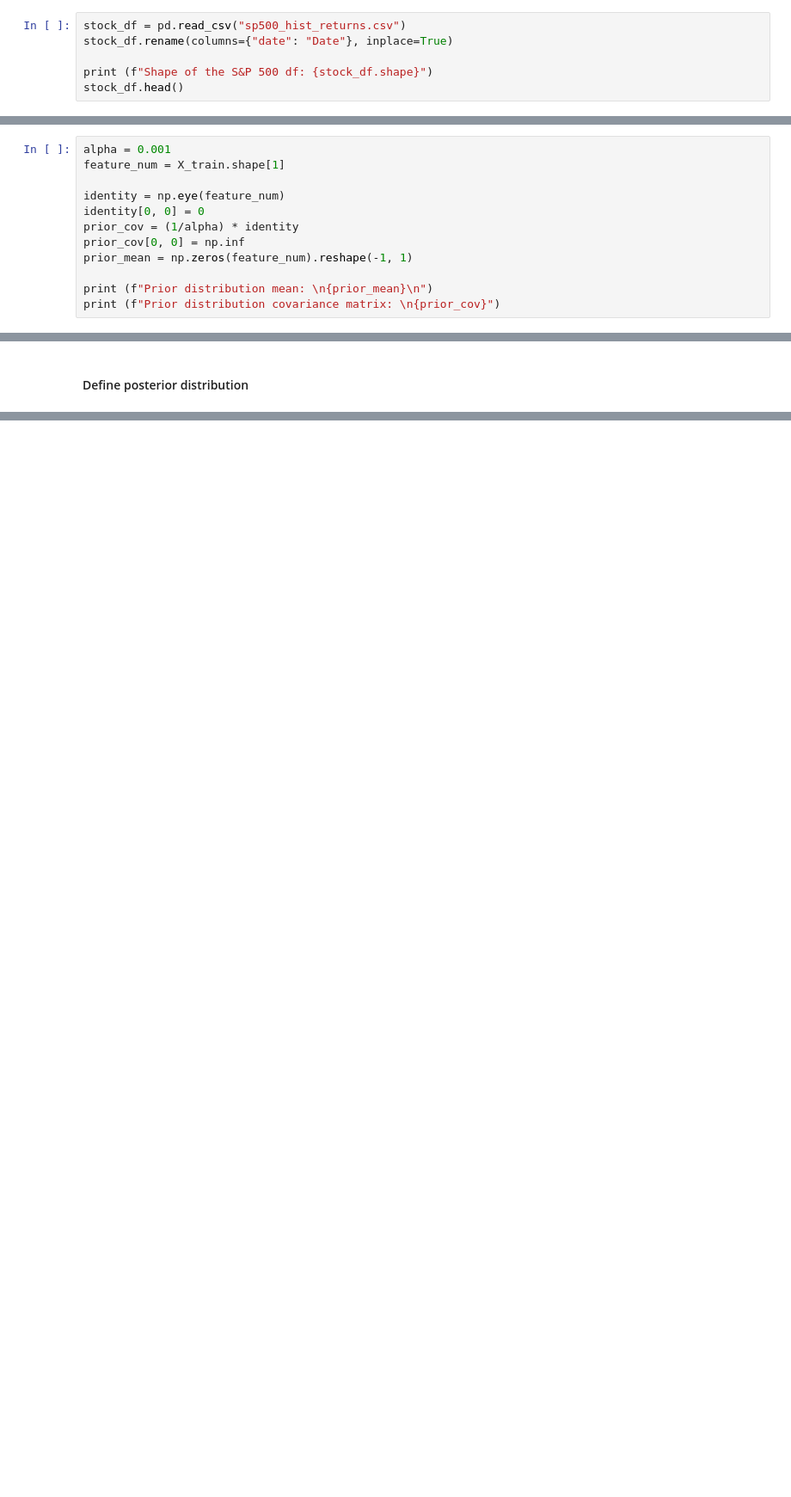
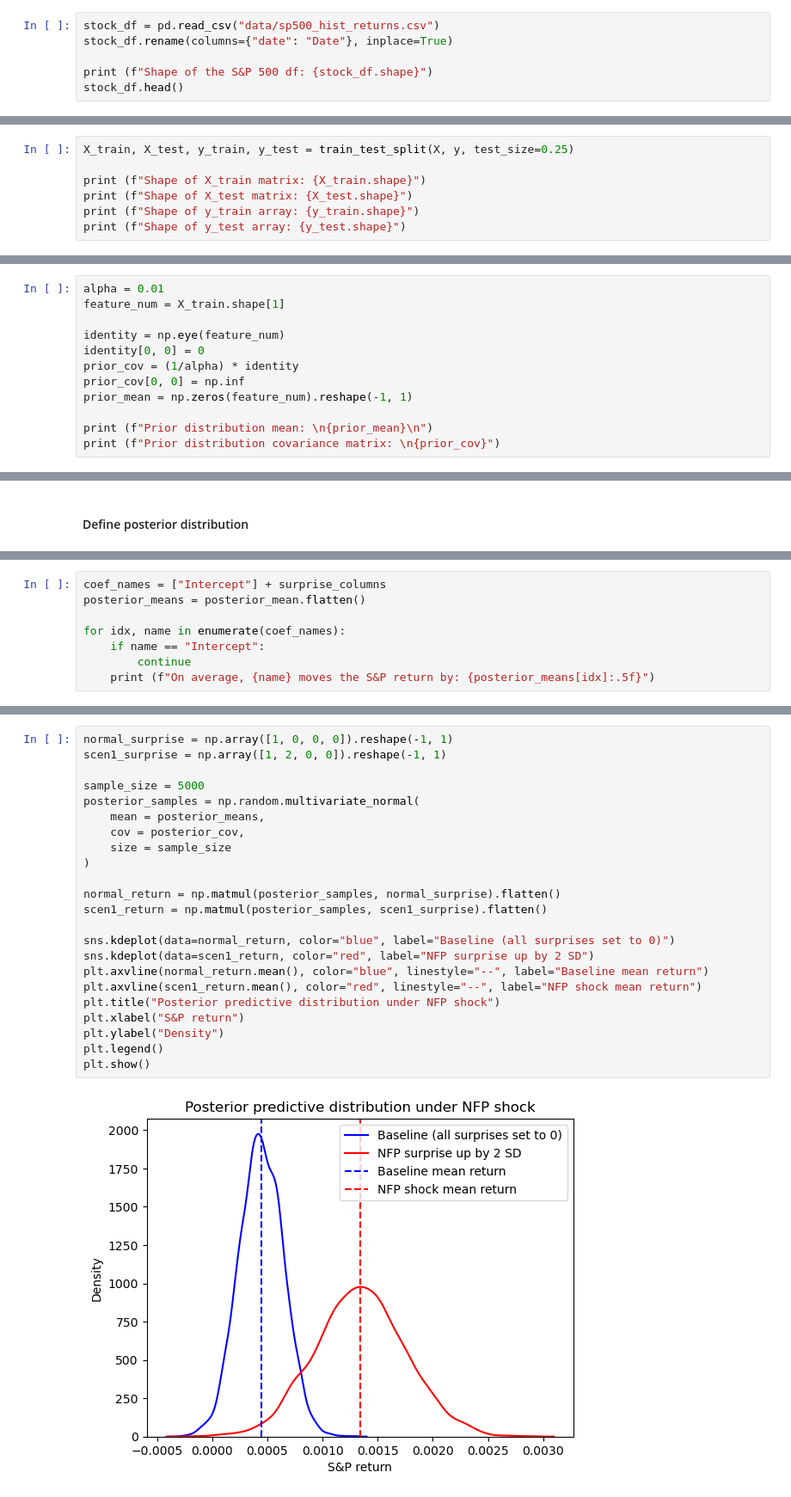
Before and after one commit to PaulC25/macro-suprises, a Jupyter notebook: DS4420_Project.ipynb, the cells around one changed output, grey strips where cells are left out. Shown at 86% size. Saved outputs shown, nothing was run; the diff lists cells and outputs as text; blank space fills up the shorter version.

```diff
--- a/DS4420_Project.ipynb
+++ b/DS4420_Project.ipynb
@@ -31,7 +32,7 @@ Shape of the indicator df: (5757, 10)
 | 3 | 2009-12-26 | NaN | NaN | NaN | NaN | NaN | ... |
 | 4 | 2009-12-27 | NaN | NaN | NaN | NaN | NaN | ... |
 # %%
-stock_df = pd.read_csv("sp500_hist_returns.csv")
+stock_df = pd.read_csv("data/sp500_hist_returns.csv")
 stock_df.rename(columns={"date": "Date"}, inplace=True)
 
 print (f"Shape of the S&P 500 df: {stock_df.shape}")
@@ -110,0 +100,7 @@ Shape of testing y array: (992,)
+# %%
+X_train, X_test, y_train, y_test = train_test_split(X, y, test_size=0.25)
+
+print (f"Shape of X_train matrix: {X_train.shape}")
+print (f"Shape of X_test matrix: {X_test.shape}")
+print (f"Shape of y_train array: {y_train.shape}")
+print (f"Shape of y_test array: {y_test.shape}")
@@ -111,7 +112,7 @@ Shape of testing y array: (992,)
 # %% [markdown]
 #### Define prior distribution
 # %%
-alpha = 0.001
+alpha = 0.01
 feature_num = X_train.shape[1]
 
 identity = np.eye(feature_num)
@@ -250,0 +172,8 @@ plt.show()
+# %%
+coef_names = ["Intercept"] + surprise_columns
+posterior_means = posterior_mean.flatten()
+
+for idx, name in enumerate(coef_names):
+    if name == "Intercept":
+        continue
+    print (f"On average, {name} moves the S&P return by: {posterior_means[idx]:.5f}")
@@ -250,0 +227,25 @@ plt.show()
+# %%
+normal_surprise = np.array([1, 0, 0, 0]).reshape(-1, 1)
+scen1_surprise = np.array([1, 2, 0, 0]).reshape(-1, 1)
+
+sample_size = 5000
+posterior_samples = np.random.multivariate_normal(
+    mean = posterior_means,
+    cov = posterior_cov,
+    size = sample_size
+)
+
+normal_return = np.matmul(posterior_samples, normal_surprise).flatten()
+scen1_return = np.matmul(posterior_samples, scen1_surprise).flatten()
+
+sns.kdeplot(data=normal_return, color="blue", label="Baseline (all surprises set to 0)")
+sns.kdeplot(data=scen1_return, color="red", label="NFP surprise up by 2 SD")
+plt.axvline(normal_return.mean(), color="blue", linestyle="--", label="Baseline mean return")
+plt.axvline(scen1_return.mean(), color="red", linestyle="--", label="NFP shock mean return")
+plt.title("Posterior predictive distribution under NFP shock")
+plt.xlabel("S&P return")
+plt.ylabel("Density")
+plt.legend()
+plt.show()
+# %% [output]
+[figure, added]
```
Also changed, not shown: parts of 33 cells of this notebook.
